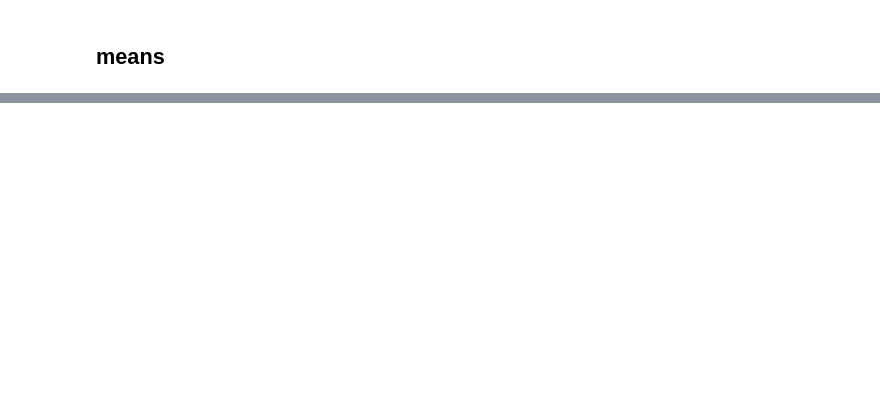
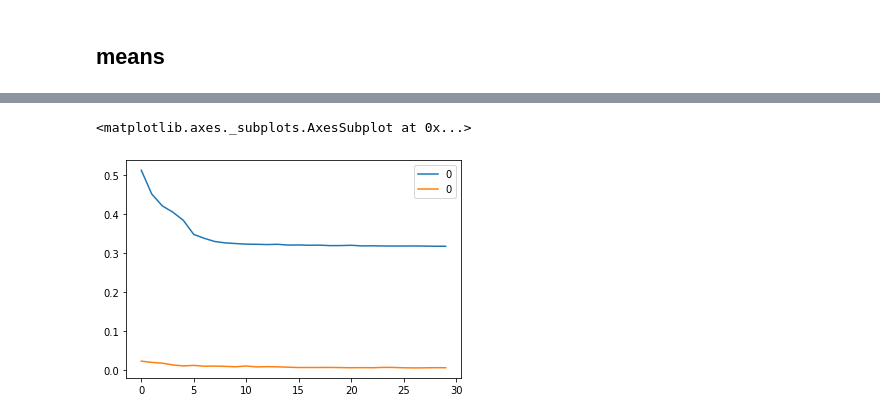
Before and after one commit to arjunsbalaji/oct, a Jupyter notebook: 06_combined.ipynb, the cells around one changed output, grey strips where cells are left out. Cells and saved outputs as stored; diff of their text form; code cells hidden in the pictures; blank space fills up the shorter version.

```diff
--- a/06_combined.ipynb
+++ b/06_combined.ipynb
@@ -249,0 +122,14 @@ dtype: float64
+# %%
+final_runname = 'DEEPCAP_09start_30e_001lr_fsmooth' #best
+final_cfg = 'configCAPS_small_bs24_epochs30_lr0.001.json'
+# %%
+unet_runname = 'UNET_0001_30_final' #best
+unet_cfg =  'configUNET_APPresnet18_bs16_epochs15_lr0.001.json'
+# %%
+final_train_results = pd.read_json(runsave_dir/(final_runname+'/validL.json'))
+unet_train_results = pd.read_json(runsave_dir/(unet_runname+'/validL.json'))
+# %%
+pd.concat([final_train_results.sort_index(), unet_train_results.sort_index()], axis=1).plot()
+# %% [output]
+<matplotlib.axes._subplots.AxesSubplot at 0x...>
+[figure, added]
```
Also changed, not shown: parts of 71 cells of this notebook, 9 other files.
